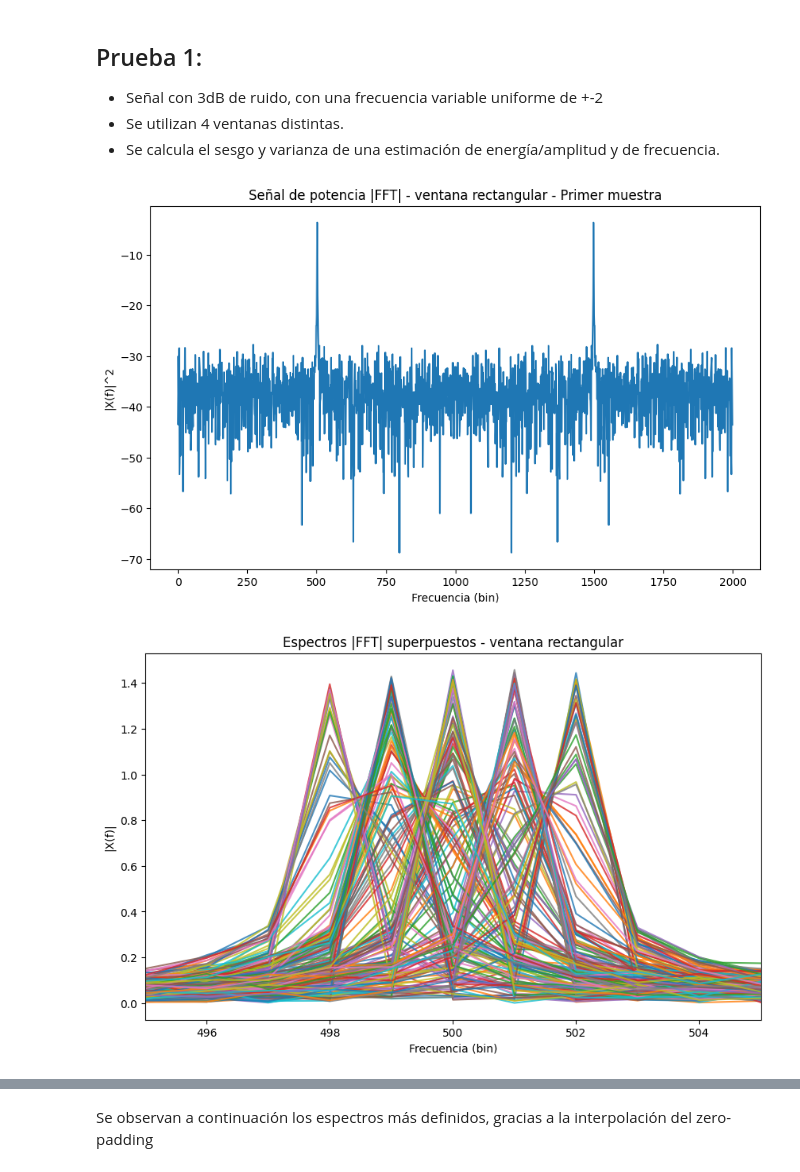
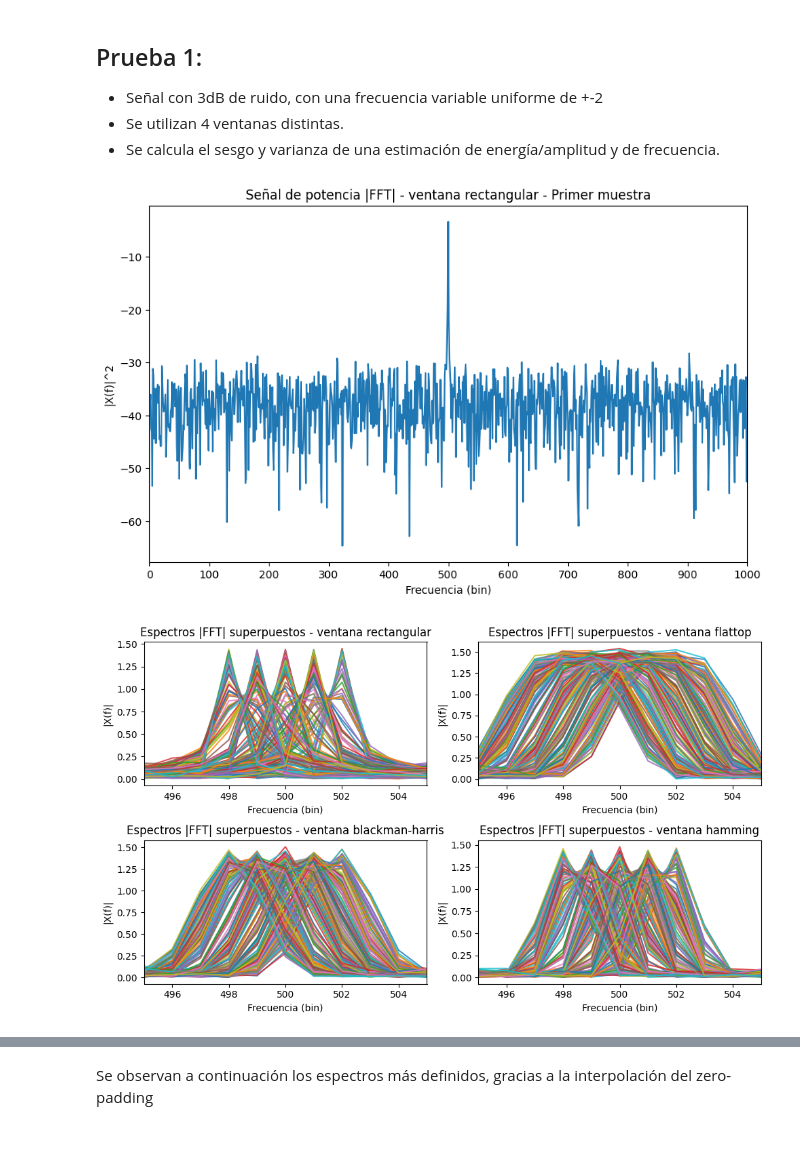
Before and after one commit to agustin-d-martinez/Procesamiento-Digital-de-Se-ales---2026, a Jupyter notebook: TS5/TS5.ipynb, the cells around one changed output, grey strips where cells are left out. Saved outputs shown, nothing was run; the diff lists cells and outputs as text; code cells hidden in the pictures; blank space fills up the shorter version.

```diff
--- a/TS5/TS5.ipynb
+++ b/TS5/TS5.ipynb
@@ -188,7 +201,7 @@ def check_est(xx, f0, fs, N):
         N: number of points to calculate the fft. It is expected to be a scalar.
     '''
     N_real = xx.shape[0]
-    xx_fft = np.fft.fft(xx, N, axis=0) / N_real
+    xx_fft = np.fft.fft(xx, n=N, axis=0) / N_real
     xx_fft_abs = np.abs(xx_fft)
 
     a_estimado = 2 * xx_fft_abs[int(f0*N/fs), :]
@@ -256,24 +268,28 @@ for key in a_est.keys():
 # %%
 ##### Check de primer muestra
 PXX = xx_fft_abs["rectangular"][:,0]**2
 plt.figure(figsize=(10,6))
 plt.plot(10*np.log10(PXX))
 plt.title("Señal de potencia |FFT| - ventana rectangular - Primer muestra")
 plt.xlabel("Frecuencia (bin)")
 plt.ylabel("|X(f)|^2")
+plt.xlim(0, N//2)
+plt.xticks(np.arange(0, N//2+1, N/20))
 plt.show()
 
 
 ##### Gráfico de espectros superpuestos
 plt.figure(figsize=(10,6))
 for key in xx_fft_abs.keys():
+    plt.subplot(2,2,windows.index(key)+1)
     for i in range(xx_fft_abs[key].shape[1]):
         plt.plot(2*xx_fft_abs[key][:, i], alpha=0.8)
     plt.xlim(f0*0.99, f0*1.01)
     plt.title(f"Espectros |FFT| superpuestos - ventana {key}")
     plt.xlabel("Frecuencia (bin)")
     plt.ylabel("|X(f)|")
-    plt.show()
+    plt.tight_layout()
+plt.show()
 # %% [output]
-[figure, old version]
+[figure, new version]
-[figure, old version]
+[figure, new version]
```
Also changed, not shown: parts of 19 cells of this notebook, 2 other files.
